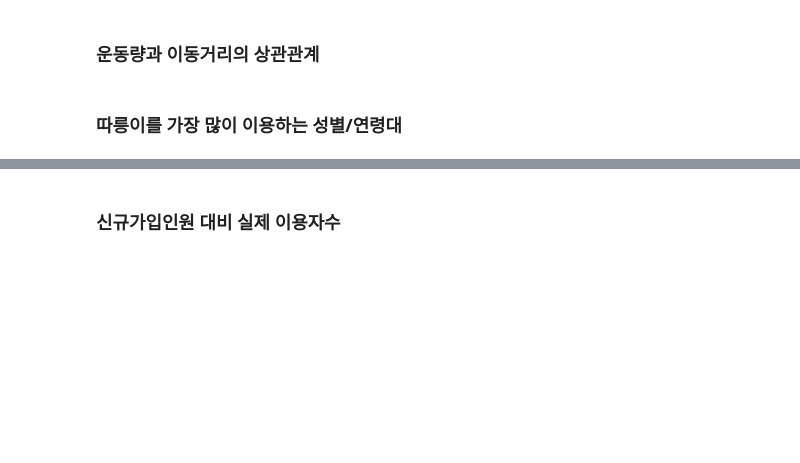
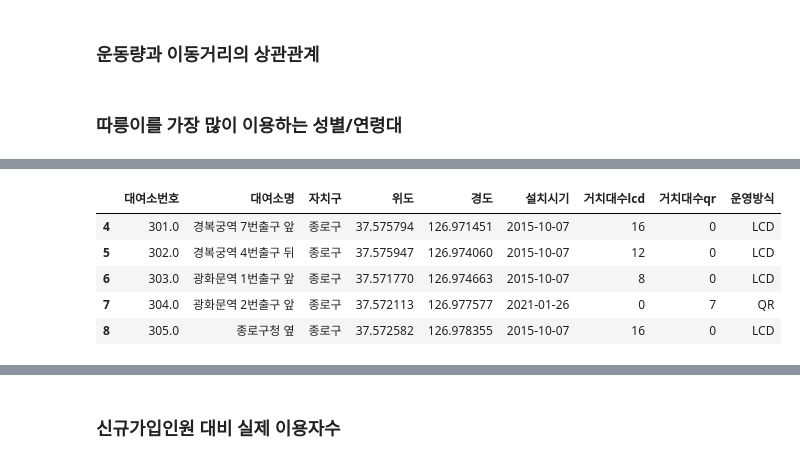
Before and after one commit to yunju727/Opensource-Project, a Jupyter notebook: main.ipynb, the cells around one changed output, grey strips where cells are left out. Cells and saved outputs as stored; diff of their text form; code cells hidden in the pictures; blank space fills up the shorter version.

```diff
--- a/main.ipynb
+++ b/main.ipynb
@@ -164,0 +200,21 @@ memory usage: 141.4+ MB
+# %%
+#컬럼 가공
+#컬럼명 변경(Unnamed -> 이름 붙여준다)
+Data1.columns = ['대여소번호', '대여소명', '자치구', '상세주소', '위도', '경도', '설치시기', '거치대수lcd', '거치대수qr', '운영방식']
+
+#불필요 칼럼 제거 (상세주소 컬럼은 불필요)
+Data1 = Data1.drop(['상세주소'], axis = 1, inplace = False)
+# %%
+#결측치 처리 (qr, lcd 결측치0으로 변경, 대여소번호 ==Nan 삭제)
+Data1['거치대수lcd'] = Data1['거치대수lcd'].fillna(0)
+Data1['거치대수qr'] = Data1['거치대수qr'].fillna(0)
+Data1 = Data1.dropna(subset=['대여소번호'])
+Data1 = Data1.dropna(subset=['위도'])
+Data1.head()
+# %% [output]
+|  | 대여소번호 | 대여소명 | 자치구 | 위도 | 경도 | 설치시기 | 거치대수lcd | 거치대수qr | 운영방식 |
+| 4 | 301.0 | 경복궁역 7번출구 앞 | 종로구 | 37.575794 | 126.971451 | 2015-10-07 | 16 | 0 | LCD |
+| 5 | 302.0 | 경복궁역 4번출구 뒤 | 종로구 | 37.575947 | 126.974060 | 2015-10-07 | 12 | 0 | LCD |
+| 6 | 303.0 | 광화문역 1번출구 앞 | 종로구 | 37.571770 | 126.974663 | 2015-10-07 | 8 | 0 | LCD |
+| 7 | 304.0 | 광화문역 2번출구 앞 | 종로구 | 37.572113 | 126.977577 | 2021-01-26 | 0 | 7 | QR |
+| 8 | 305.0 | 종로구청 옆 | 종로구 | 37.572582 | 126.978355 | 2015-10-07 | 16 | 0 | LCD |
```
Also changed, not shown: parts of 17 cells of this notebook, 2 other files.
